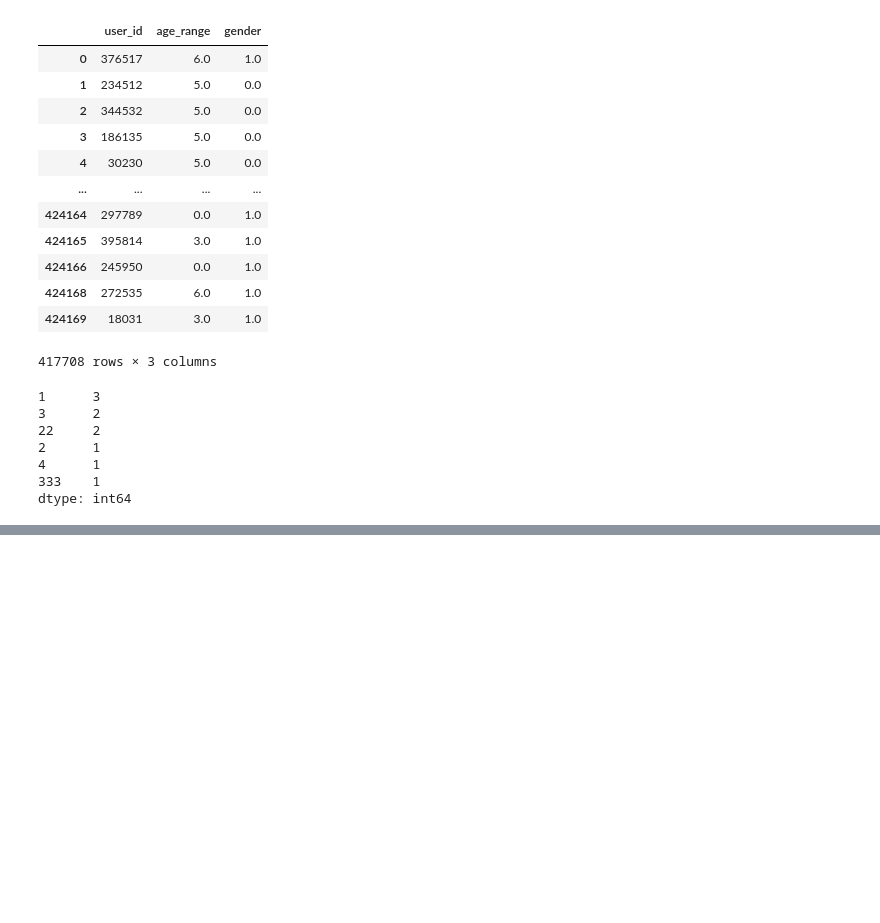
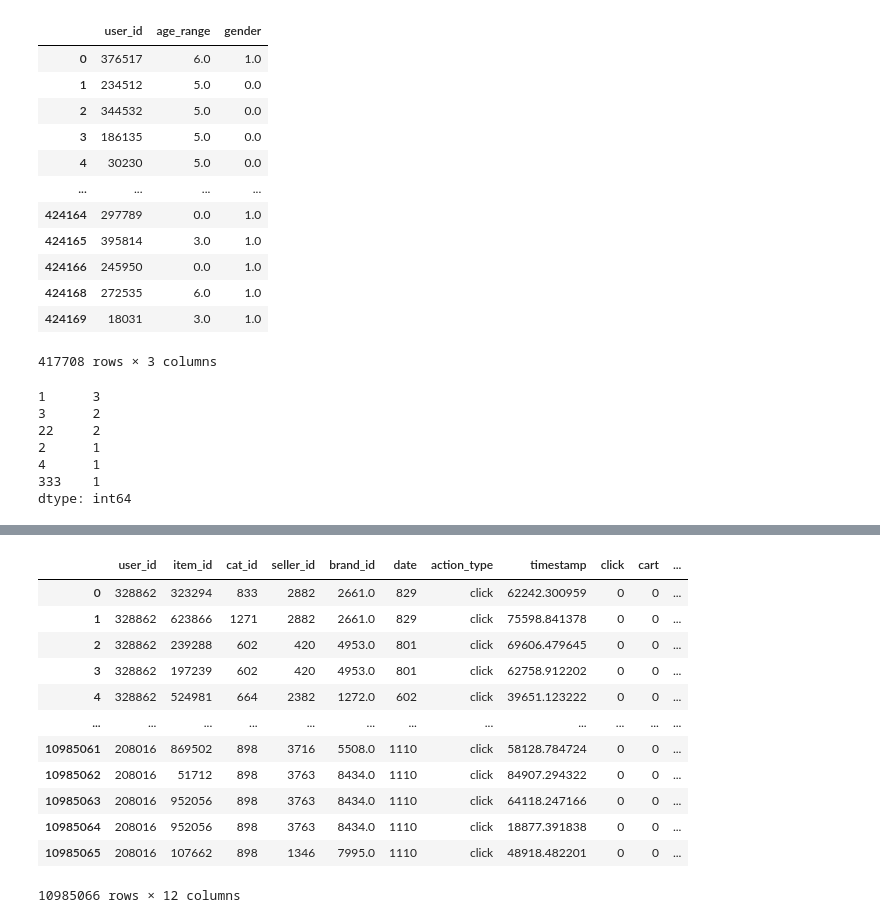
Before and after one commit to janson11/python-demo, a Jupyter notebook: day/Chapter16/Chapter16.ipynb, the cells around one changed output, grey strips where cells are left out. Cells and saved outputs as stored; diff of their text form; code cells hidden in the pictures; blank space fills up the shorter version.

```diff
--- a/day/Chapter16/Chapter16.ipynb
+++ b/day/Chapter16/Chapter16.ipynb
@@ -177,0 +189,29 @@ df_vip_user.age_range.value_counts()
+# %%
+# df_user_log["click"] = df_user_log.action_type.apply(lambda l:1 if l==0 else 0)
+# df_user_log["cart"] = df_user_log.action_type.apply(lambda l:1 if l==1 else 0)
+# df_user_log["order"] = df_user_log.action_type.apply(lambda l:1 if l==2 else 0)
+df_user_log["fav"] = df_user_log.action_type.apply(lambda l:1 if l==3 else 0)
+# df_user_log
+# %%
+# 分别插入 click、cart、order、fav 四列，表示点击、加购物车、下单和收藏
+# 规则见上面的文字描述
+df_user_log["click"] = df_user_log.action_type.apply(lambda l:1 if l==0 else 0)
+df_user_log["cart"] =  df_user_log.action_type.apply(lambda l:1 if l==1 else 0)
+df_user_log["order"] = df_user_log.action_type.apply(lambda l:1 if l==2 else 0)
+df_user_log["fav"] = df_user_log.action_type.apply(lambda l:1 if l==3 else 0)
+# 查看添加之后的 user_log 表
+df_user_log
+# %% [output]
+|  | user_id | item_id | cat_id | seller_id | brand_id | date | action_type | timestamp | click | cart | ... |
+| 0 | 328862 | 323294 | 833 | 2882 | 2661.0 | 829 | click | 62242.300959 | 0 | 0 | ... |
+| 1 | 328862 | 623866 | 1271 | 2882 | 2661.0 | 829 | click | 75598.841378 | 0 | 0 | ... |
+| 2 | 328862 | 239288 | 602 | 420 | 4953.0 | 801 | click | 69606.479645 | 0 | 0 | ... |
+| 3 | 328862 | 197239 | 602 | 420 | 4953.0 | 801 | click | 62758.912202 | 0 | 0 | ... |
+| 4 | 328862 | 524981 | 664 | 2382 | 1272.0 | 602 | click | 39651.123222 | 0 | 0 | ... |
+| ... | ... | ... | ... | ... | ... | ... | ... | ... | ... | ... | ... |
+| 10985061 | 208016 | 869502 | 898 | 3716 | 5508.0 | 1110 | click | 58128.784724 | 0 | 0 | ... |
+| 10985062 | 208016 | 51712 | 898 | 3763 | 8434.0 | 1110 | click | 84907.294322 | 0 | 0 | ... |
+| 10985063 | 208016 | 952056 | 898 | 3763 | 8434.0 | 1110 | click | 64118.247166 | 0 | 0 | ... |
+| 10985064 | 208016 | 952056 | 898 | 3763 | 8434.0 | 1110 | click | 18877.391838 | 0 | 0 | ... |
+| 10985065 | 208016 | 107662 | 898 | 1346 | 7995.0 | 1110 | click | 48918.482201 | 0 | 0 | ... |
+10985066 rows × 12 columns
```
Also changed, not shown: parts of 18 cells of this notebook, 6 other files.
